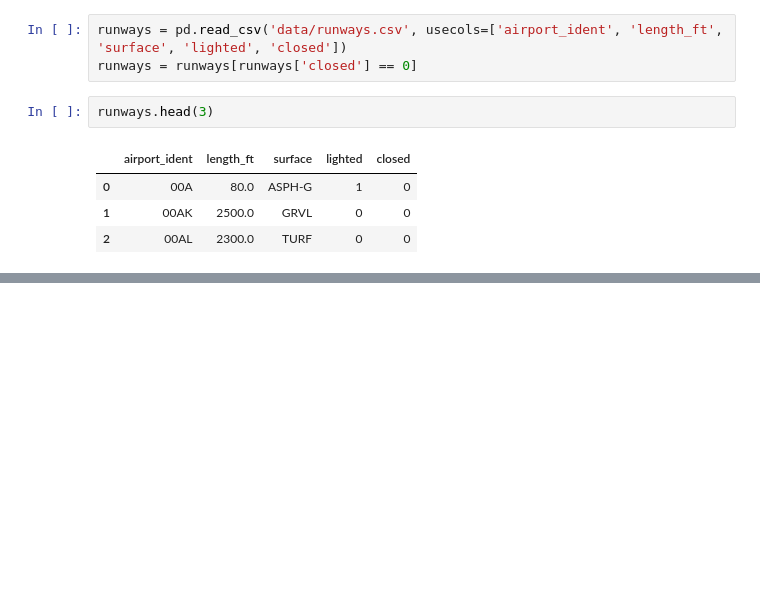
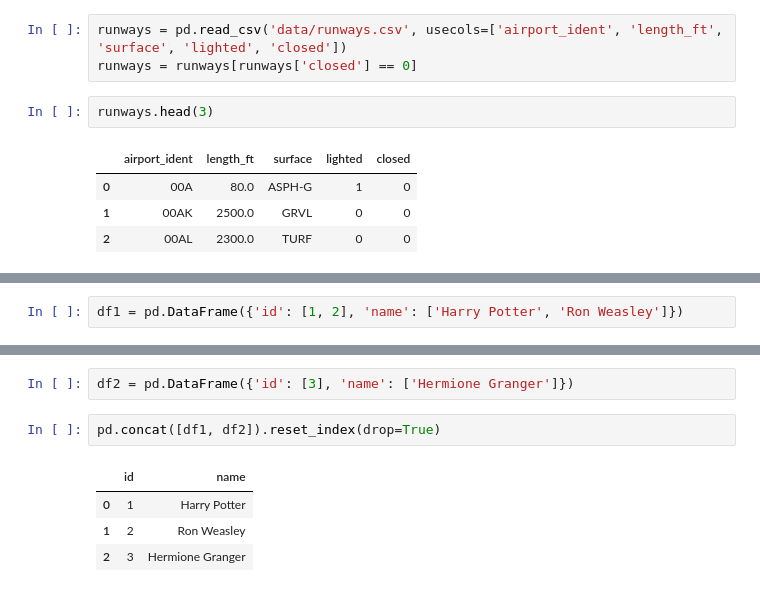
Before and after one commit to j-bennet/talks, a Jupyter notebook: 2018/sqlpandas/explore.ipynb, the cells around one changed output, grey strips where cells are left out. Saved outputs shown, nothing was run; the diff lists cells and outputs as text; blank space fills up the shorter version.

```diff
--- a/2018/sqlpandas/explore.ipynb
+++ b/2018/sqlpandas/explore.ipynb
@@ -562,0 +575,2 @@ Index([u'size', u'mean', u'median'], dtype='object')
+# %%
+df1 = pd.DataFrame({'id': [1, 2], 'name': ['Harry Potter', 'Ron Weasley']})
@@ -562,0 +583,9 @@ Index([u'size', u'mean', u'median'], dtype='object')
+# %%
+df2 = pd.DataFrame({'id': [3], 'name': ['Hermione Granger']})
+# %%
+pd.concat([df1, df2]).reset_index(drop=True)
+# %% [output]
+|  | id | name |
+| 0 | 1 | Harry Potter |
+| 1 | 2 | Ron Weasley |
+| 2 | 3 | Hermione Granger |
```
Also changed, not shown: parts of 7 cells of this notebook.
